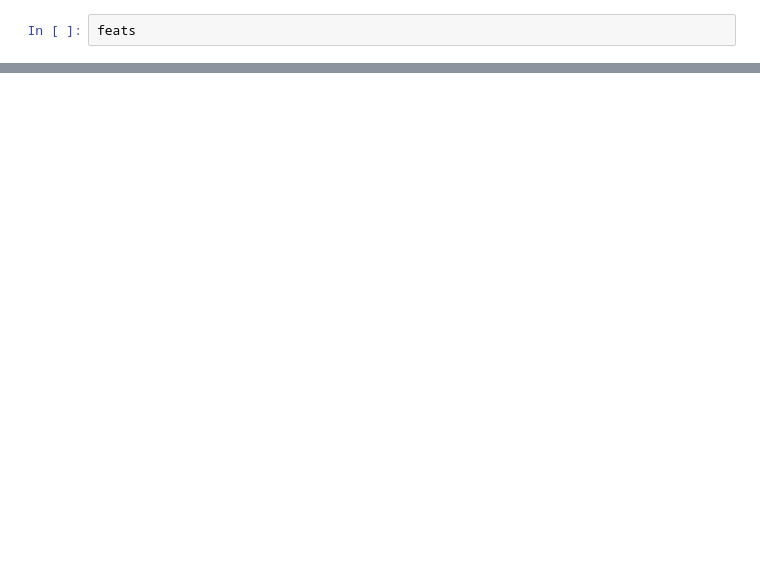
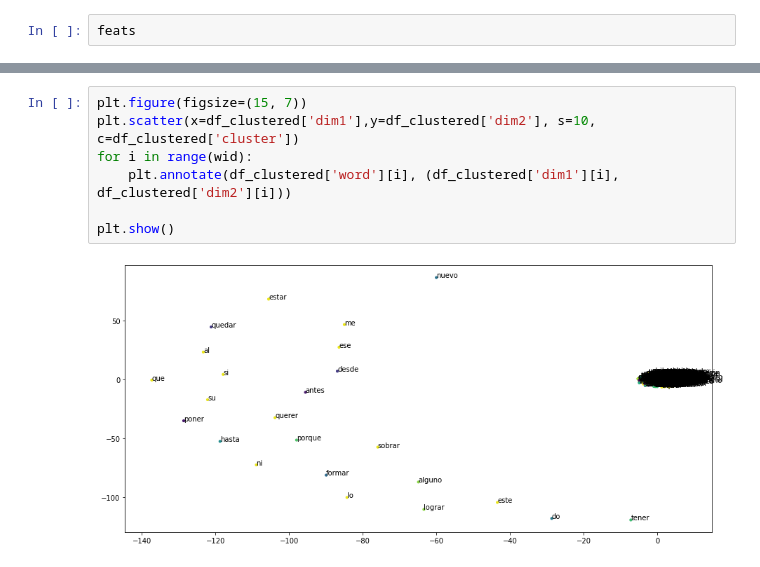
Before and after one commit to NazaGara/clustering-tm, a Jupyter notebook: clustering.ipynb, the cells around one changed output, grey strips where cells are left out. Drawn from its saved outputs; the diff is of its cells as text; blank space fills up the shorter version.

```diff
--- a/clustering.ipynb
+++ b/clustering.ipynb
@@ -283,0 +280,9 @@ df_clustered.head(5)
+# %%
+plt.figure(figsize=(15, 7))
+plt.scatter(x=df_clustered['dim1'],y=df_clustered['dim2'], s=10, c=df_clustered['cluster'])
+for i in range(wid):
+    plt.annotate(df_clustered['word'][i], (df_clustered['dim1'][i], df_clustered['dim2'][i]))
+
+plt.show()
+# %% [output]
+[figure, added]
```
Also changed, not shown: parts of 32 cells of this notebook.
